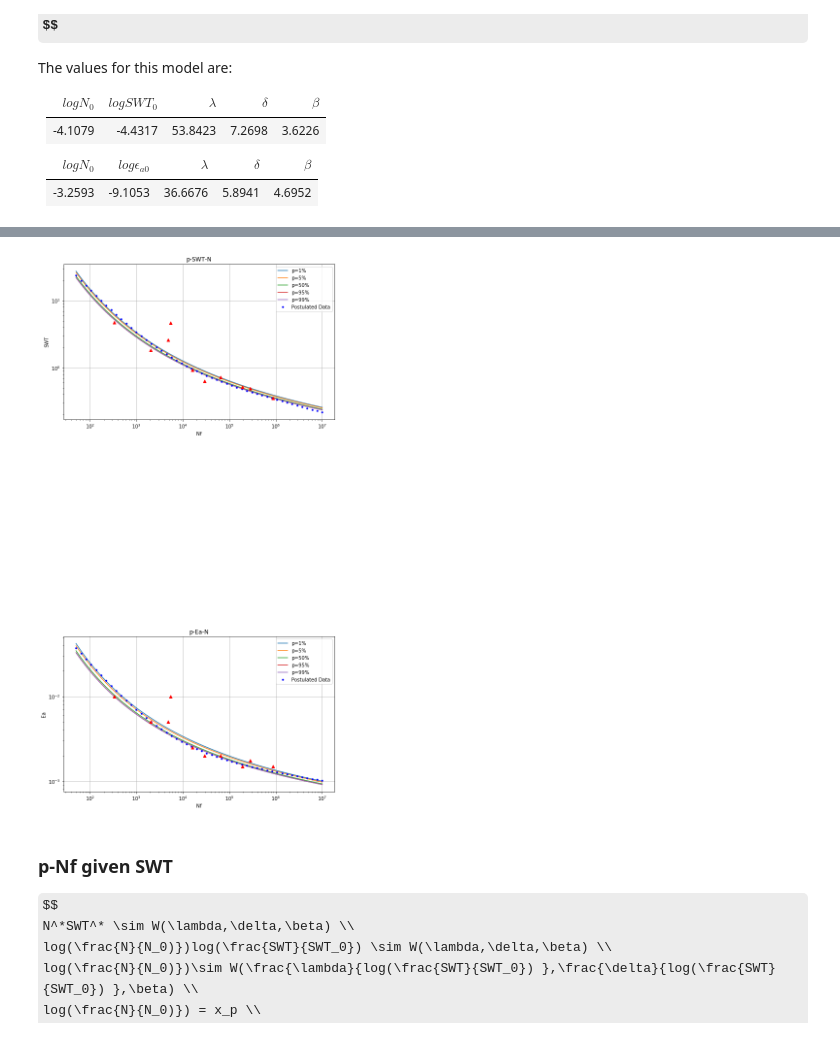
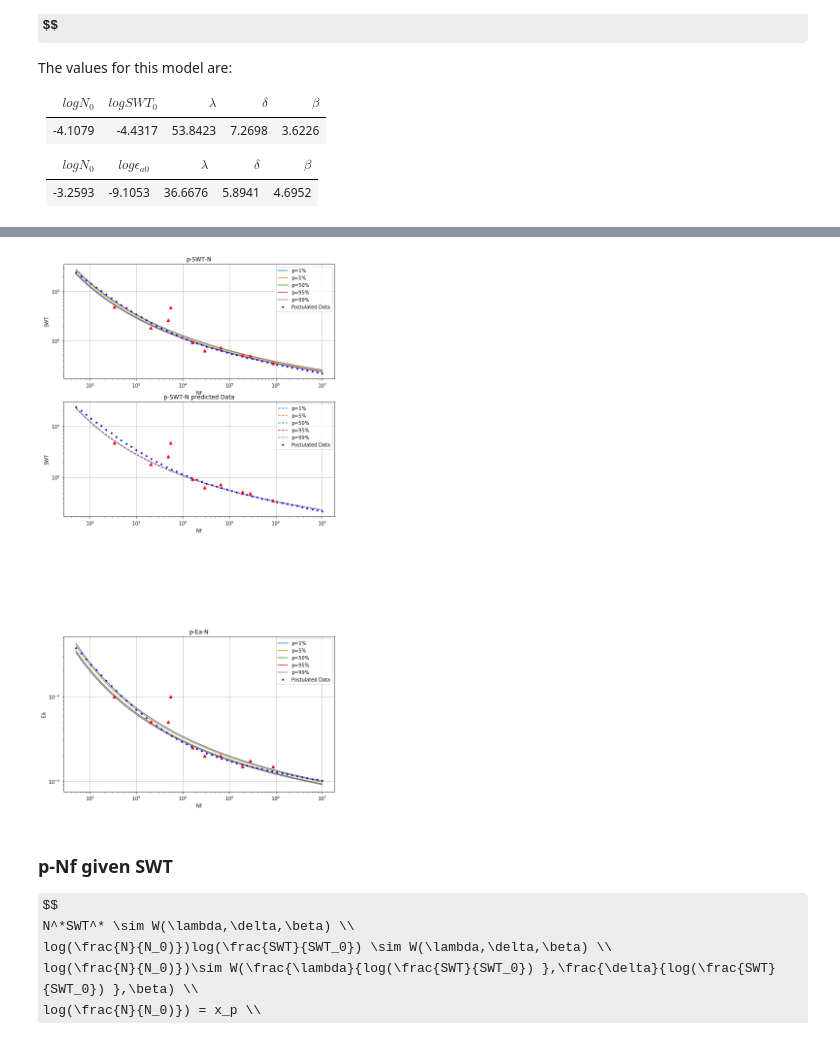
Before and after one commit to arpitvaghela/Fatigue-and-Fracture-Modeling-using-Probability, a Jupyter notebook: special_assignment_1.ipynb, the cells around one changed output, grey strips where cells are left out. Saved outputs shown, nothing was run; the diff lists cells and outputs as text; code cells hidden in the pictures; some formulas as TeX source.

```diff
--- a/special_assignment_1.ipynb
+++ b/special_assignment_1.ipynb
@@ -353,16 +353,35 @@ w = Weibull(shape:beta,scale:theta,position:lambda)
 
 logSWT0 = -4.4317
 logN01 = -4.1079
+
 loc1 = 53.8423+9
 scale1 = 7.2698
 shape1 = 3.6226
+
 X1 = (np.log(Nf) - logN01)*(np.log(SWT) - logSWT0)
-
+# added
+X1_pred = (np.log(Nf) + 3.84135)*(np.log(SWT) + 4.3838)
+# --
 print('predicted values:',PWM(np.sort(X1)))
 print('values in  paper:',loc1,scale1,shape1)
 #loc1,scale1,shape1 = PWM(np.sort(X1))
 w1 = Weibull(shape1,scale1,loc1,X1)
 
+# added
+w1_pred = Weibull(2.3081,2.8096,58.31011,X1_pred)
+xp101_pred = w1_pred.get_xp(0.001)
+xp105_pred = w1_pred.get_xp(0.005)
+xp150_pred = w1_pred.get_xp(0.050)
+xp195_pred = w1_pred.get_xp(0.095)
+xp199_pred = w1_pred.get_xp(0.099)
+
+pSWT01_pred = np.exp((-4.3838) + (xp101_pred/(np.log(Nf)-(-3.84135))))
+pSWT05_pred = np.exp((-4.3838) + (xp105_pred/(np.log(Nf)-(-3.84135))))
+pSWT50_pred = np.exp((-4.3838) + (xp150_pred/(np.log(Nf)-(-3.84135))))
+pSWT95_pred = np.exp((-4.3838) + (xp195_pred/(np.log(Nf)-(-3.84135))))
+pSWT99_pred = np.exp((-4.3838) + (xp199_pred/(np.log(Nf)-(-3.84135))))
+
+# --
 xp101 = w1.get_xp(0.001)
 xp105 = w1.get_xp(0.005)
 xp150 = w1.get_xp(0.050)
@@ -377,7 +396,7 @@ pSWT99 = np.exp(logSWT0 + (xp199/(np.log(Nf)-logN01)))
 
 
 plt.figure(figsize=(10,20))
-plt.subplot(3,1,1)
+plt.subplot(4,1,1)
 plt.title("p-SWT-N")
 plt.xlabel("Nf")
 plt.ylabel("SWT")
@@ -398,6 +417,30 @@ plt.plot(Exp_Nf,Exp_strain*Exp_stress,'r^')
 plt.grid()
 
 plt.legend()
+
+plt.subplot(4,1,2)
+# percentile curve of predicted values
+
+plt.title("p-SWT-N predicted Data")
+plt.xlabel("Nf")
+plt.ylabel("SWT")
+plt.xscale('log')
+plt.yscale('log')
+plt.plot(Nf,pSWT01_pred,'--',label="p=1%")
+plt.plot(Nf,pSWT05_pred,'--',label="p=5%")
+plt.plot(Nf,pSWT50_pred,'--',label="p=50%")
+plt.plot(Nf,pSWT95_pred,'--',label="p=95%")
+plt.plot(Nf,pSWT99_pred,'--',label="p=99%")
+# theoretical data
+plt.plot(Nf,SWT,'b.',label="Postulated Data")
+
+# Experimental Data
+plt.plot(Exp_Nf,Exp_strain*Exp_stress,'r^')
+plt.grid()
+
+plt.legend()
+
+
 # plt.savefig("images/p_s_n_model.png")
 # Strain p-E_a-N
 
@@ -450,7 +493,7 @@ predicted values: (58.310114268065846, 2.809656954685051, 2.3081234998763436)
 values in  paper: 62.8423 7.2698 3.6226
 predicted values(p-Ea-Nf): (38.11514451850456, 3.869499492983117, 4.674779199693778)
 values in  paper(p-Ea-Nf): 43.6676 5.8941 4.6952
-[figure, old version]
+[figure, new version]
 # %% [markdown]
 ### p-Nf given SWT
 $$
```
Also changed, not shown: parts of 2 cells of this notebook, 2 other files.
